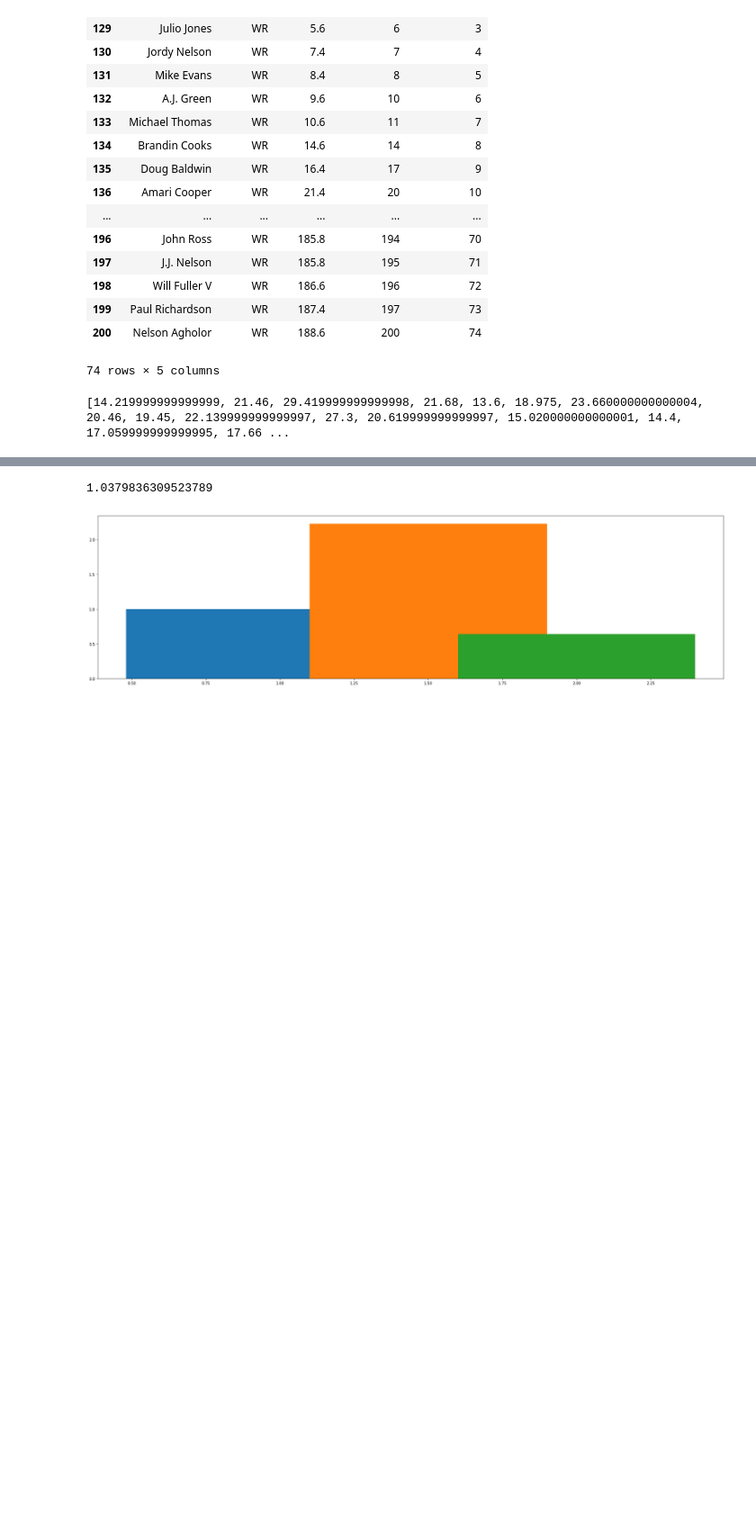
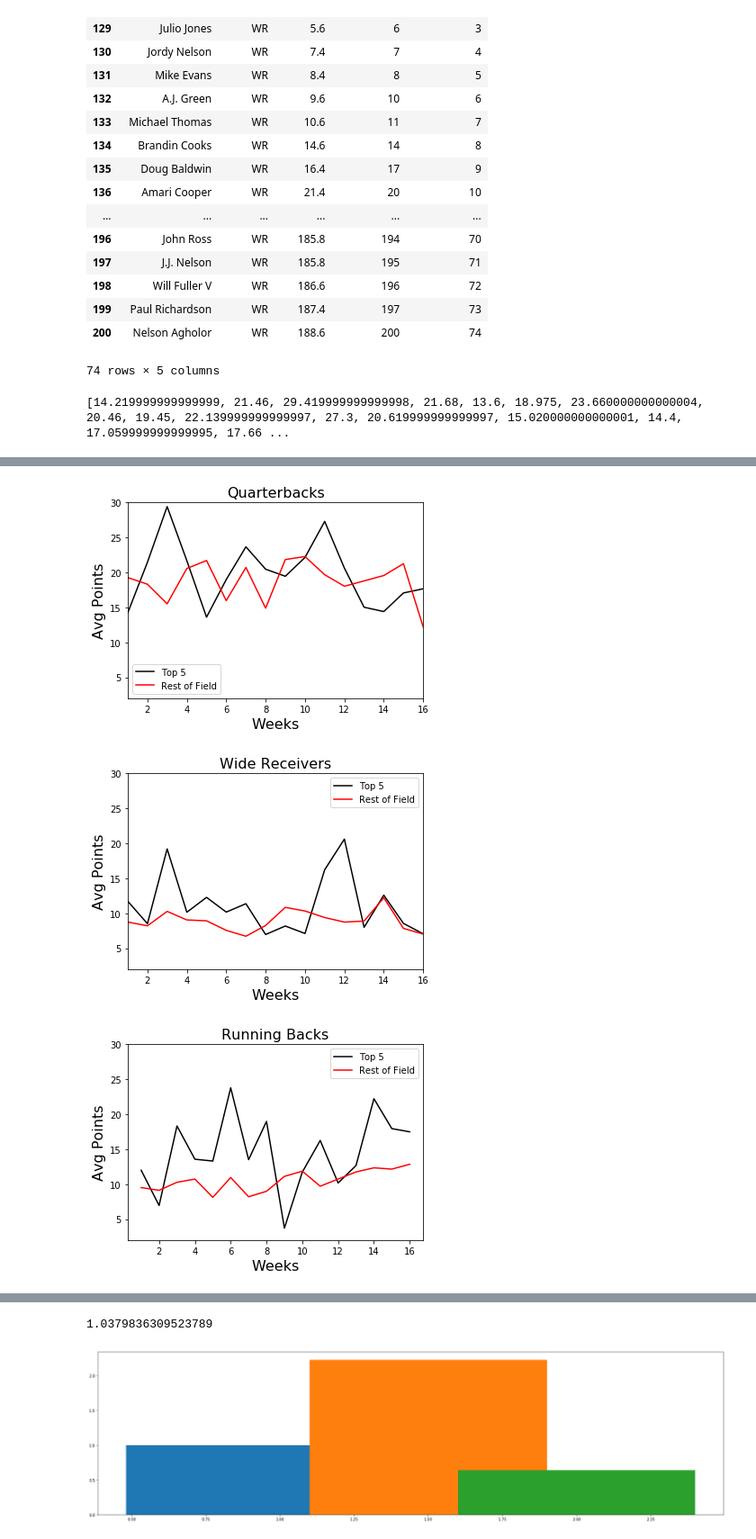
Before and after one commit to MTMUTH/Group_Project_01, a Jupyter notebook: FFL_CleanData-Copy(LW).ipynb, the cells around one changed output, grey strips where cells are left out. Shown: that part at 90% size. Drawn from its saved outputs; the diff is of its cells as text; code cells hidden in the pictures; blank space fills up the shorter version.

```diff
--- a/FFL_CleanData-Copy(LW).ipynb
+++ b/FFL_CleanData-Copy(LW).ipynb
@@ -257 +258,45 @@ subrb.legend(loc = 'best')
+# %%
+fig3 = plt.figure(figsize = (20,4))
+subqb = fig3.add_subplot(131)
+
+subqb.plot(range(1,17),T5QBSAvg, color = 'black', label='Top 5')
+subqb.plot(range(1,17),TFQBSAvg, color = 'red', label = 'Rest of Field' )
+subqb.set_xlabel('Weeks', size = 16)
+subqb.set_ylabel('Avg Points', size = 16)
+subqb.set_title('Quarterbacks', size = 16)
+subqb.set_ylim(2,30)
+subqb.set_xlim(1,16)
+subqb.legend(loc = 'best')
+
+
+fig4 = plt.figure(figsize = (20,4))
+subwr = fig4.add_subplot(131)
+
+subwr.plot(range(1,17),T5WRSAvg, color = 'black', label='Top 5')
+subwr.plot(range(1,17),TFWRSAvg, color = 'red', label = 'Rest of Field' )
+subwr.set_xlabel('Weeks', size = 16)
+subwr.set_ylabel('Avg Points', size = 16)
+subwr.set_title('Wide Receivers', size = 16)
+subwr.set_ylim(2,30)
+subwr.set_xlim(1,16)
+subwr.legend(loc = 'best')
+
+fig5 = plt.figure(figsize = (20,4))
+subrb = fig5.add_subplot(131)
+
+subrb.plot(range(1,17),T5RBSAvg, color = 'black', label='Top 5')
+subrb.plot(range(1,17),TFRBSAvg, color = 'red', label = 'Rest of Field' )
+subrb.set_xlabel('Weeks', size = 16)
+subrb.set_ylabel('Avg Points', size = 16)
+subrb.set_title('Running Backs', size = 16)
+subrb.set_ylim(2,30)
+subrb.legend(loc = 'best')
+
+plt.savefig('fig3.png')
+plt.savefig('fig4.png')
+plt.savefig('fig5.png')
+# %% [output]
+[figure, added]
+[figure, added]
+[figure, added]
 # %%
```
Also changed, not shown: parts of 2 cells of this notebook, 7 other files.
